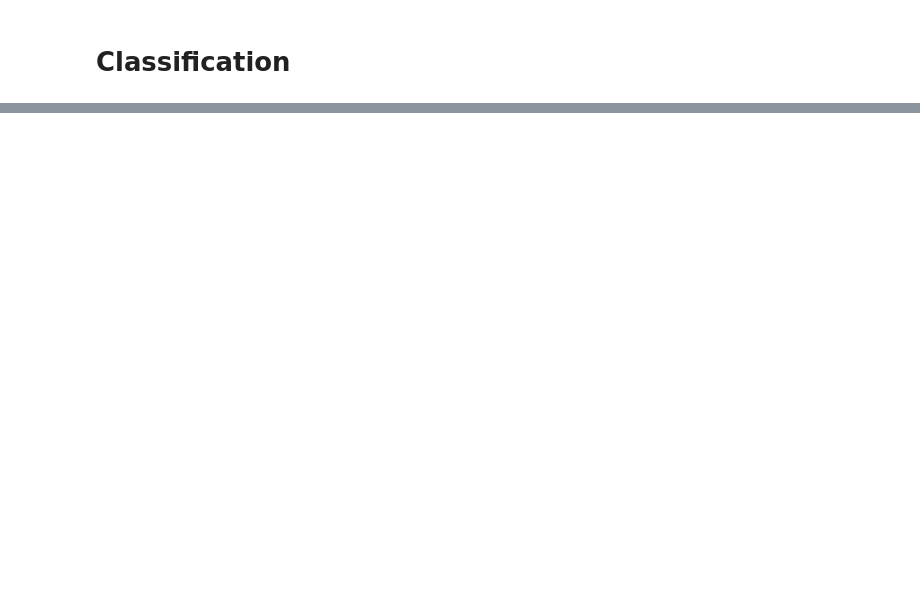
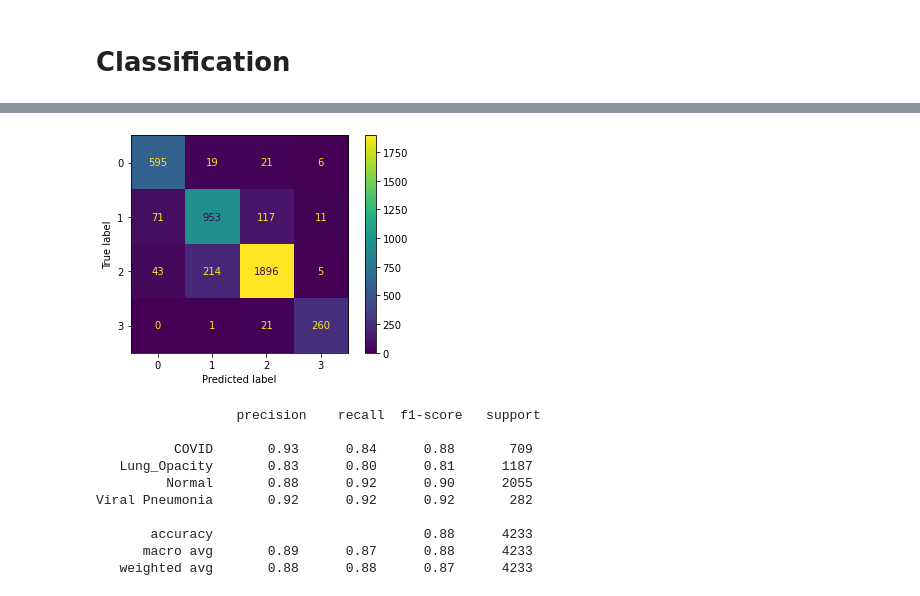
Before and after one commit to jmgaudet/image-processing-app, a Jupyter notebook: covid_19_project.ipynb, the cells around one changed output, grey strips where cells are left out. Cells and saved outputs as stored; diff of their text form; code cells hidden in the pictures; blank space fills up the shorter version.

Commit message:
added the confusion matrix

```diff
--- a/covid_19_project.ipynb
+++ b/covid_19_project.ipynb
@@ -35,7 +34,7 @@ np.__version__
 # %%
 PATH = '/Users/jeremygaudet/Downloads/COVID-19_Radiography_Dataset'
 BATCH_SIZE = 32
-IMAGE_SIZE = (256, 256)
+IMAGE_SIZE = (128, 128)
 IMAGE_WIDTH = IMAGE_SIZE[0]
 IMAGE_HEIGHT = IMAGE_SIZE[1]
 NUM_CLASSES = 4
@@ -48,10 +47,8 @@ train_ds = tf.keras.preprocessing.image_dataset_from_directory(
     subset="training",
     seed=1337,
     image_size=IMAGE_SIZE,
-    batch_size=BATCH_SIZE,
-    # color_mode="grayscale",
-    # label_mode="categorical"
-    )
+    batch_size=BATCH_SIZE
+)
 # %% [output]
 Found 21165 files belonging to 4 classes.
 Using 16932 files for training.
@@ -62,10 +59,8 @@ val_ds = tf.keras.preprocessing.image_dataset_from_directory(
     subset="validation",
     seed=1337,
     image_size=IMAGE_SIZE,
-    batch_size=BATCH_SIZE,
-    # color_mode="grayscale",
-    # label_mode="categorical"
-    )
+    batch_size=BATCH_SIZE
+)
 # %% [output]
 Found 21165 files belonging to 4 classes.
 Using 4233 files for validation.
@@ -195,0 +236,28 @@ Epoch 10/10
+# %%
+def validation_data_categories(test_images):
+    y_pred = model.predict(test_images)
+    predicted_cat = tf.argmax(y_pred, axis=1)
+    true_cat = tf.concat([y for x, y in test_images], axis=0)
+    return true_cat, predicted_cat
+
+def plot_confusion_matrix(true_cat, predicted_cat):
+    cm = confusion_matrix(predicted_cat, true_cat)
+    display = ConfusionMatrixDisplay(cm).plot()
+    plt.show()
+
+# Show the confusion matrix and the report
+true_cat, pred_cat = validation_data_categories(val_ds)
+plot_confusion_matrix(true_cat, pred_cat)
+print('\n', classification_report(true_cat, pred_cat, target_names=CLASS_NAMES))
+# %% [output]
+[figure, added]
+                  precision    recall  f1-score   support
+
+          COVID       0.93      0.84      0.88       709
+   Lung_Opacity       0.83      0.80      0.81      1187
+         Normal       0.88      0.92      0.90      2055
+Viral Pneumonia       0.92      0.92      0.92       282
+
+       accuracy                           0.88      4233
+      macro avg       0.89      0.87      0.88      4233
+   weighted avg       0.88      0.88      0.87      4233
```
Also changed, not shown: parts of 11 cells of this notebook.
